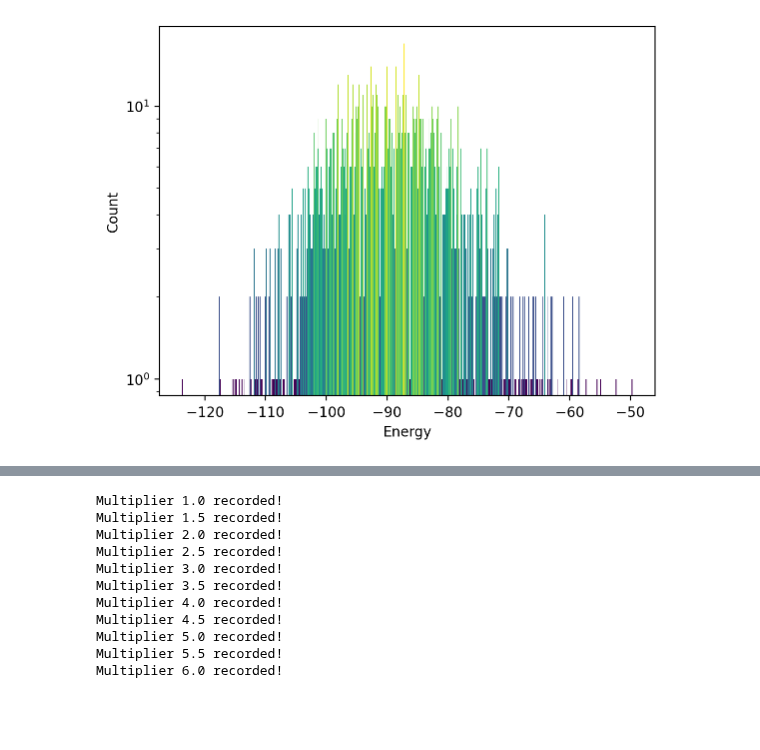
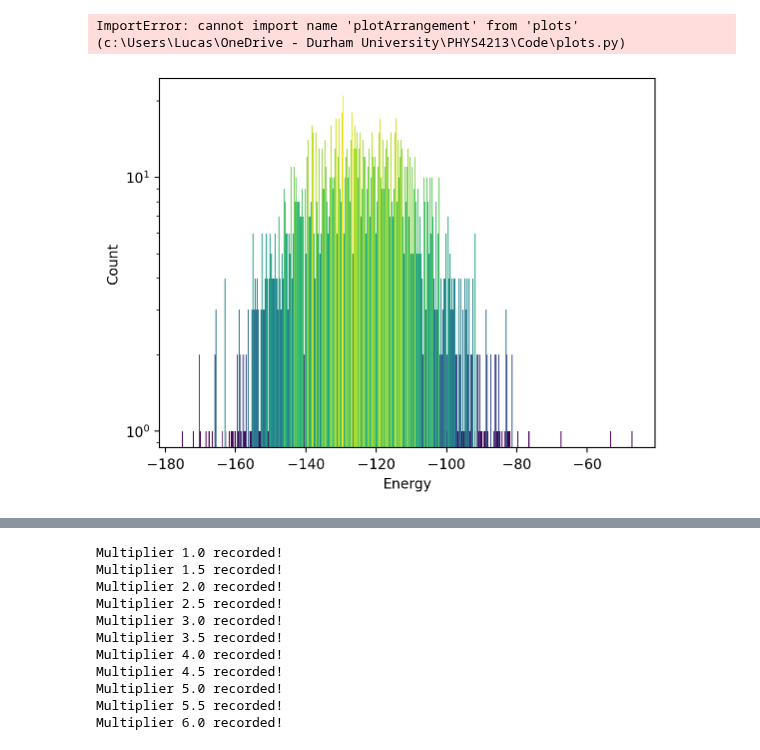
Before and after one commit to KirbyZX/PHYS4213, a Jupyter notebook: Code/QIRBEE.ipynb, the cells around one changed output, grey strips where cells are left out. Saved outputs shown, nothing was run; the diff lists cells and outputs as text; code cells hidden in the pictures; blank space fills up the shorter version.

```diff
--- a/Code/QIRBEE.ipynb
+++ b/Code/QIRBEE.ipynb
@@ -1,37 +1,42 @@
 # %%
+IDENTIFIER = "beethoven-op67"
+NUM = 1
+
 import networkx as nx
 import matplotlib.pyplot as plt
 import json
 import pandas as pd
 import pickle
-import matplotlib.pyplot as plt
 import numpy as np
 import re
+from music21 import converter, instrument, stream, clef, analysis
 
 from dwave.system import DWaveSampler, FixedEmbeddingComposite
 import dwave_networkx as dnx
 import dwave.inspector
 
-from plotters import plotHistogram, plotBoundaryStrength, plotSampleGraph, plotArrangement, annotateSampleGraph, plotCSV
+from plots import plotHistogram, plotBoundaryStrength, plotSampleGraph, annotateSampleGraph, plotCSV, shiftOctave, saveToMidi, extractChosen
 from qubo import createBQM
 from sampleRecording import recordSample, findOverlaps, totalEntropy
 
-identifier = "Haydn-1"
-path = path = f"../Pickles/{identifier}/{identifier}_"
+path = f"../Pickles/{IDENTIFIER}/{IDENTIFIER}_"
+numpath = f"../Pickles/{IDENTIFIER}/{NUM}/{IDENTIFIER}_{NUM}_"
 
-instruments = json.load(open(path + "instruments.json"))
-phrases = pickle.load(open(path + "phrases.pkl", "rb"))
+score = converter.parse(path + "score.musicxml")
+phrases = pd.read_csv(path + "phrases.csv", index_col=[0,1])
 G = nx.read_graphml(path + "graph.graphml")
-embedding = json.load(open(path + "embedding.json", "r"))
-#bqm = BinaryQuadraticModel.from_serializable(json.load(open(path + "bqm.json", "r")))
+instruments = json.load(open(numpath + "instruments.json"))
+embedding = json.load(open(numpath + "embedding.json", "r"))
 
 sampler = FixedEmbeddingComposite(DWaveSampler(), embedding)
+# %% [output]
+ImportError: cannot import name 'plotArrangement' from 'plots' (c:\Users\Lucas\OneDrive - Durham University\PHYS4213\Code\plots.py)
 # %%
-bqm = createBQM(G, phrases, instruments, 6, 6, 1)
+bqm = createBQM(G, phrases, instruments, 1, 1, 1)
 r = 1500
 cs = 25
 at = 250
-sampleset = sampler.sample(bqm, num_reads=r, chain_strength=cs, annealing_time=at,label=f"Haydn_{r}_{cs}_{at}us")
+sampleset = sampler.sample(bqm, num_reads=2000, label=f"Haydn_{r}_{cs}_{at}us")
 plotHistogram(sampleset.to_pandas_dataframe(True))
 # %% [output]
-[figure, old version]
+[figure, new version]
```
Also changed, not shown: parts of 2 cells of this notebook, 8 other files.
